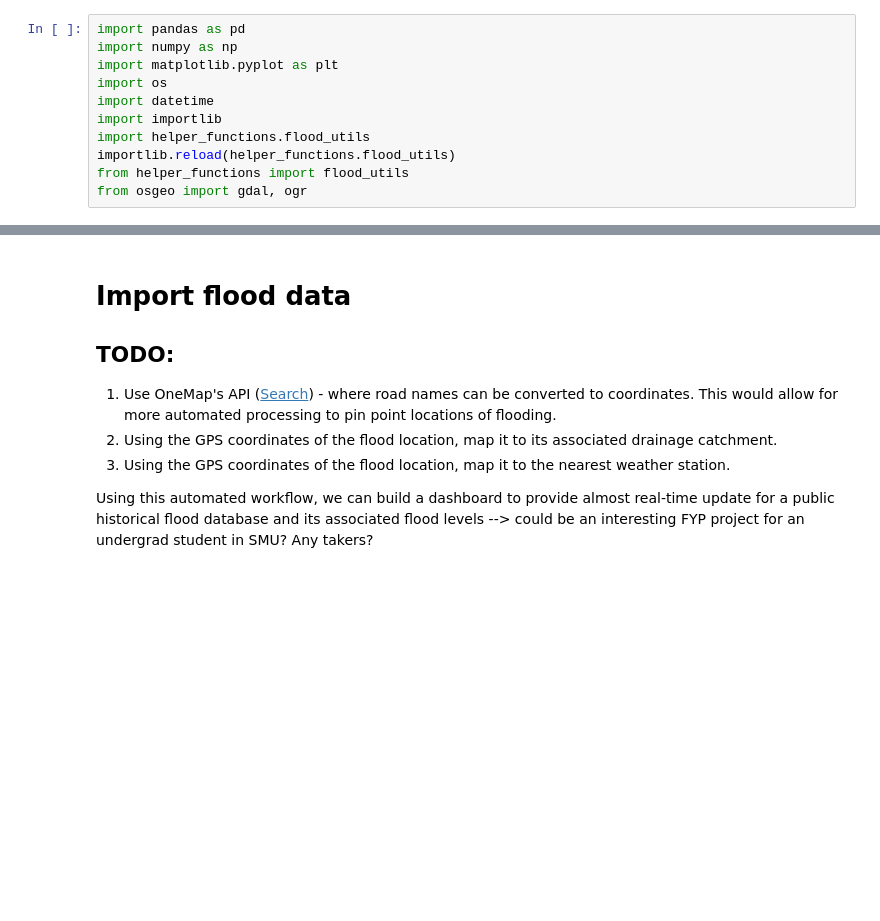
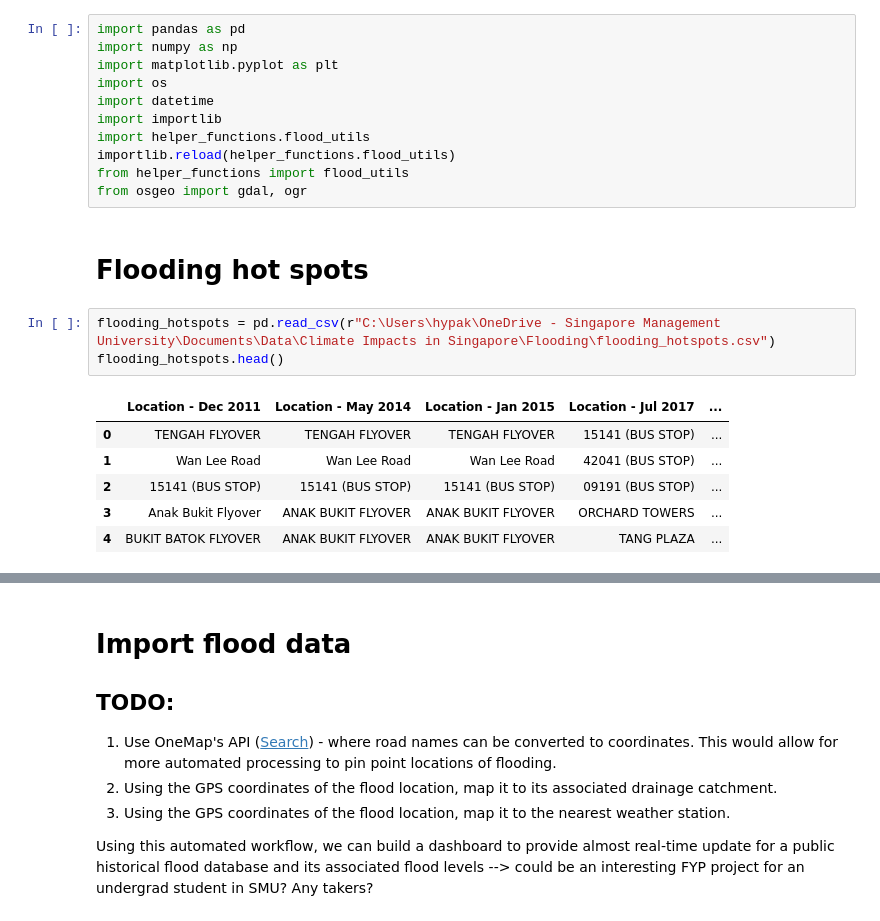
Before and after one commit to pakhuiying/NCCS_analysis, a Jupyter notebook: flood_analysis.ipynb, the cells around one changed output, grey strips where cells are left out. Cells and saved outputs as stored; diff of their text form; blank space fills up the shorter version.

```diff
--- a/flood_analysis.ipynb
+++ b/flood_analysis.ipynb
@@ -9,3 +9,15 @@ import helper_functions.flood_utils
 importlib.reload(helper_functions.flood_utils)
 from helper_functions import flood_utils
 from osgeo import gdal, ogr
+# %% [markdown]
+# Flooding hot spots
+# %%
+flooding_hotspots = pd.read_csv(r"C:\Users\hypak\OneDrive - Singapore Management University\Documents\Data\Climate Impacts in Singapore\Flooding\flooding_hotspots.csv")
+flooding_hotspots.head()
+# %% [output]
+|  | Location - Dec 2011 | Location - May 2014 | Location - Jan 2015 | Location - Jul 2017 | ... |
+| 0 | TENGAH FLYOVER | TENGAH FLYOVER | TENGAH FLYOVER | 15141 (BUS STOP) | ... |
+| 1 | Wan Lee Road | Wan Lee Road | Wan Lee Road | 42041 (BUS STOP) | ... |
+| 2 | 15141 (BUS STOP) | 15141 (BUS STOP) | 15141 (BUS STOP) | 09191 (BUS STOP) | ... |
+| 3 | Anak Bukit Flyover | ANAK BUKIT FLYOVER | ANAK BUKIT FLYOVER | ORCHARD TOWERS | ... |
+| 4 | BUKIT BATOK FLYOVER | ANAK BUKIT FLYOVER | ANAK BUKIT FLYOVER | TANG PLAZA | ... |
```
Also changed, not shown: parts of 2 cells of this notebook.
